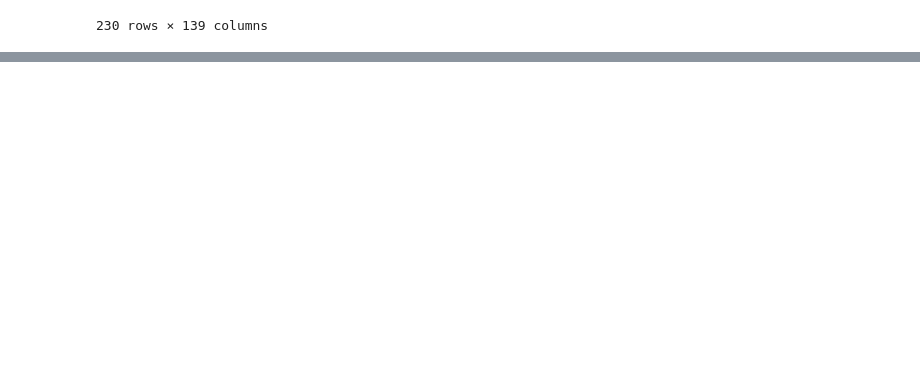
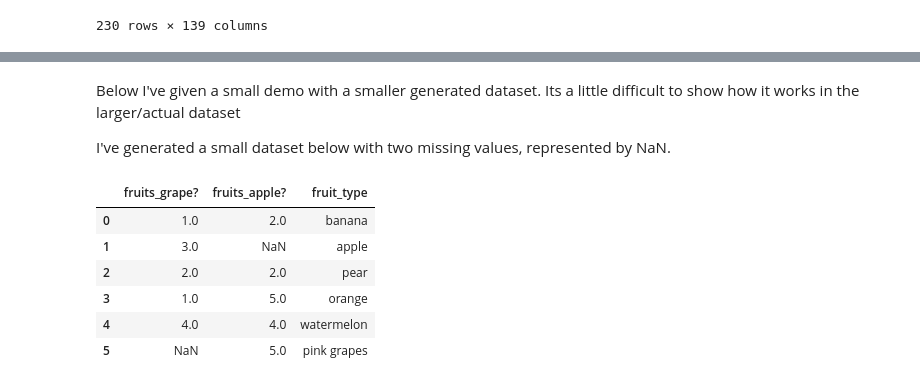
Before and after one commit to Flamewater26/demo_code, a Jupyter notebook: Demo 2/demo2.ipynb, the cells around one changed output, grey strips where cells are left out. Drawn from its saved outputs; the diff is of its cells as text; code cells hidden in the pictures; blank space fills up the shorter version.

```diff
--- a/Demo 2/demo2.ipynb
+++ b/Demo 2/demo2.ipynb
@@ -230,0 +266,21 @@ treatments
+# %% [markdown]
+Below I've given a small demo with a smaller generated dataset. Its a little difficult to show how it works in the larger/actual dataset
+
+I've generated a small dataset below with two missing values, represented by NaN.
+# %%
+demo_dataset = {
+    "fruits_grape?": [1, 3, 2, 1, 4, None],
+    "fruits_apple?": [2, None, 2, 5, 4, 5],
+    "fruit_type": ["banana", "apple", "pear", "orange", "watermelon", "pink grapes"]
+}
+
+demo_df = pd.DataFrame(demo_dataset)
+demo_df
+# %% [output]
+|  | fruits_grape? | fruits_apple? | fruit_type |
+| 0 | 1.0 | 2.0 | banana |
+| 1 | 3.0 | NaN | apple |
+| 2 | 2.0 | 2.0 | pear |
+| 3 | 1.0 | 5.0 | orange |
+| 4 | 4.0 | 4.0 | watermelon |
+| 5 | NaN | 5.0 | pink grapes |
```
Also changed, not shown: parts of 17 cells of this notebook.
